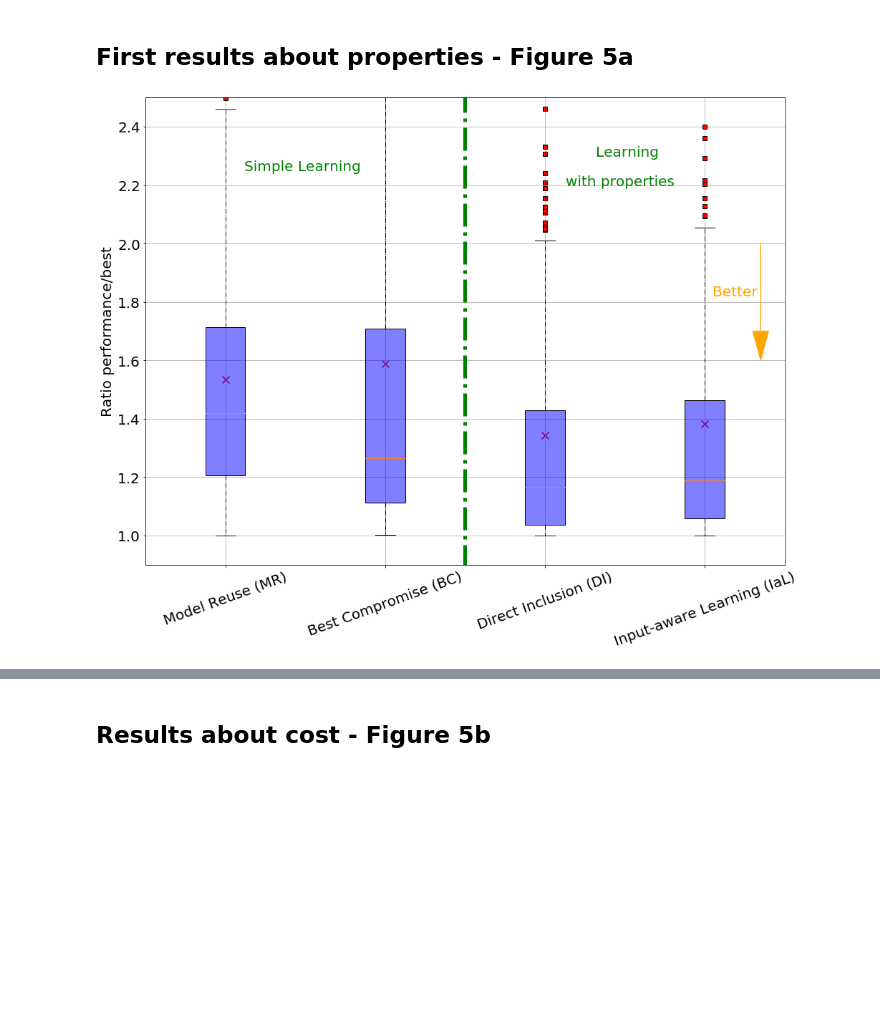
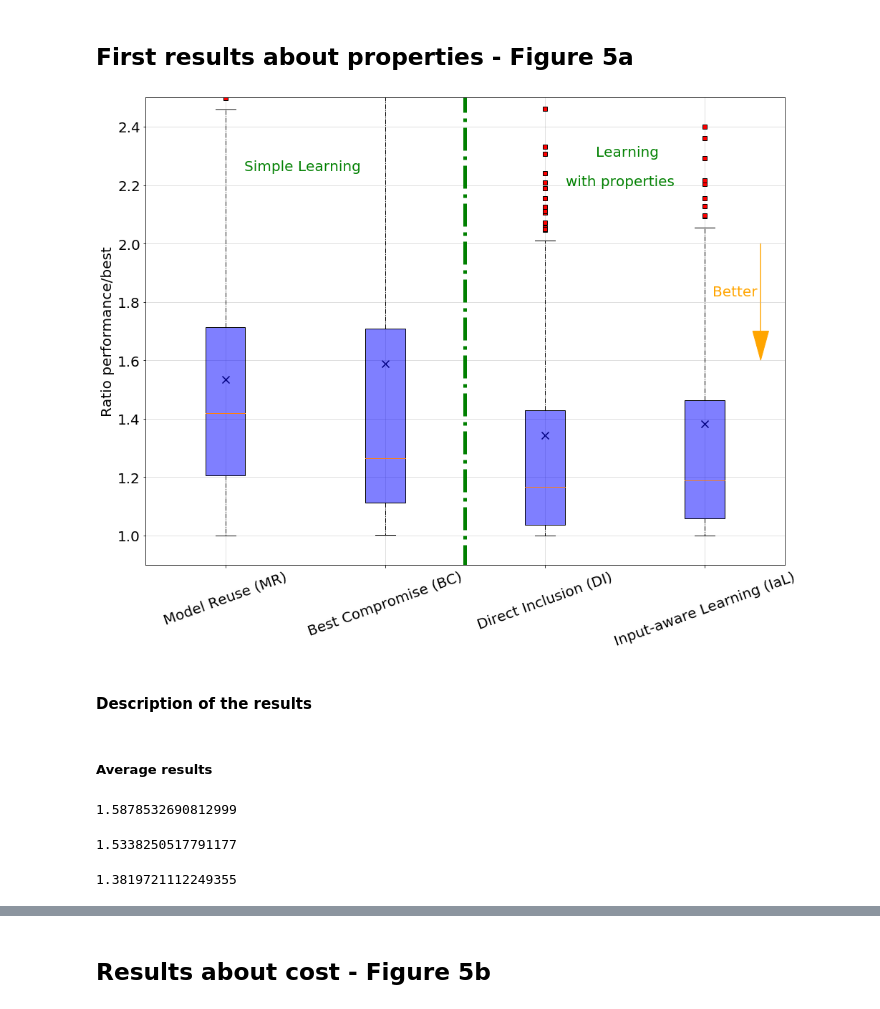
Before and after one commit to llesoil/input_sensitivity, a Jupyter notebook: src/main/bitrate.ipynb, the cells around one changed output, grey strips where cells are left out. Saved outputs shown, nothing was run; the diff lists cells and outputs as text; code cells hidden in the pictures; blank space fills up the shorter version.

```diff
--- a/src/main/bitrate.ipynb
+++ b/src/main/bitrate.ipynb
@@ -1254,11 +1262,11 @@ MEDIAN
 
 # save names of train inputs
 # np.savetxt("../../data/train_names.csv", v_names_train, fmt='%s')
-v_names_train = np.loadtxt("../../data/train_names.csv", dtype= str)
+v_names_train = np.loadtxt("../../results/raw_data/train_names.csv", dtype= str)
 
 # save names of test inputs
 # np.savetxt("../../data/test_names.csv", v_names_test, fmt='%s')
-v_names_test = np.loadtxt("../../data/test_names.csv", dtype= str)
+v_names_test = np.loadtxt("../../results/raw_data/test_names.csv", dtype= str)
 # %%
 v_names_train[0:50]
 # %% [output]
@@ -1533,38 +1541,54 @@ red_square = dict(markerfacecolor='r', marker='s')
 # figure size
 plt.figure(figsize=(16,12))
 # add a grid
-plt.grid()
+plt.grid(alpha =0.5)
 plt.boxplot(box_res, flierprops=red_square,
           vert=True, patch_artist=True, widths=0.25,
           boxprops=dict(facecolor=(0,0,1,0.5),linewidth=1,edgecolor='k'),
           whiskerprops = dict(linestyle='-.',linewidth=1.0, color='black'))
 # add crosses for average values of distributions
 plt.scatter(np.arange(1, 5, 1), np.array([np.mean(box_res.iloc[i]) for i in range(4)]),
-            marker="x", color = "red", alpha = 1, s = 100)
+            marker="x", color = "black", alpha = 1, s = 100)
 # Limits
 plt.ylim(0.9,2.5)
 plt.xlim(0.5,4.5)
 # Inputec vs Baseline
 plt.vlines(x=2.5, ymin=0.5, ymax=4.5, linestyle='-.', color='green', linewidth = 5)
 plt.text(s = "Simple Learning", x = 1.12, y = 2.25, size = 20, color = 'green')
 plt.text(s = "Learning", x = 3.32, y = 2.3, size = 20, color = 'green')
 plt.text(s = "with properties", x = 3.13, y = 2.2, size = 20, color = 'green')
 # Labels
 plt.ylabel("Ratio performance/best", size = 20)
 plt.xlabel("", size = 20)
 # Arrow
 plt.arrow(x = 4.35, y = 2, dx= 0, dy = -0.3, head_width = 0.1, head_length = .1, color="orange")
 plt.text(s = "Better", x = 4.05, y = 1.82, size = 20, color = 'orange')
 # Ticks of axis
 plt.xticks([1, 2, 3, 4],
            ['Model Reuse (MR)', 'Best Compromise (BC)',
             'Direct Inclusion (DI)', 'Input-aware Learning (IaL)'],
           size = 20,
           rotation=degrees)
 plt.yticks(size = 20)
 # save figure in the results folder
 plt.savefig("../../results/res_box_approach.png")
 # show the figure
 plt.show()
 # %% [output]
-[figure, old version]
+[figure, new version]
+# %% [markdown]
+#### Description of the results
+# %% [markdown]
+##### Average results
+# %%
+np.mean(BC_ratios)
+# %% [output]
+1.5878532690812999
+# %%
+np.mean(MR_ratios)
+# %% [output]
+1.5338250517791177
+# %%
+np.mean(IaL_ratios)
+# %% [output]
+1.3819721112249355
```
Also changed, not shown: parts of 57 cells of this notebook, 30 other files.
